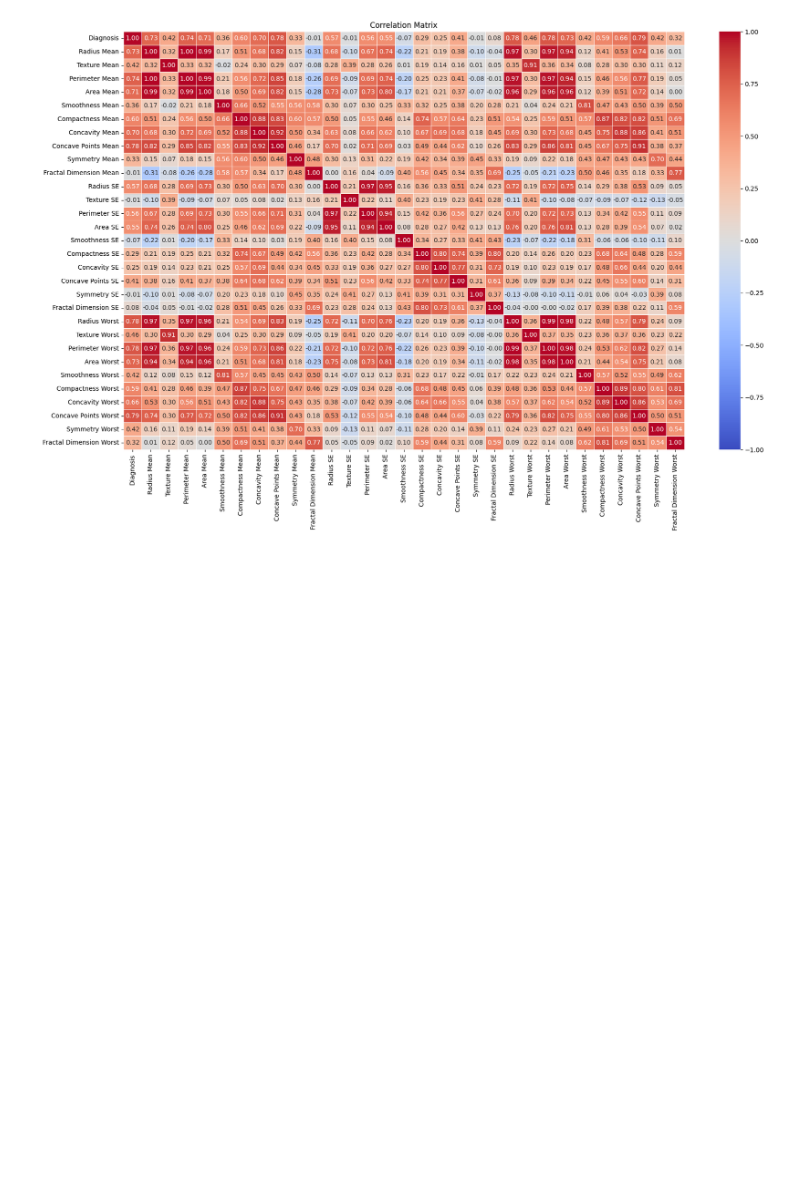
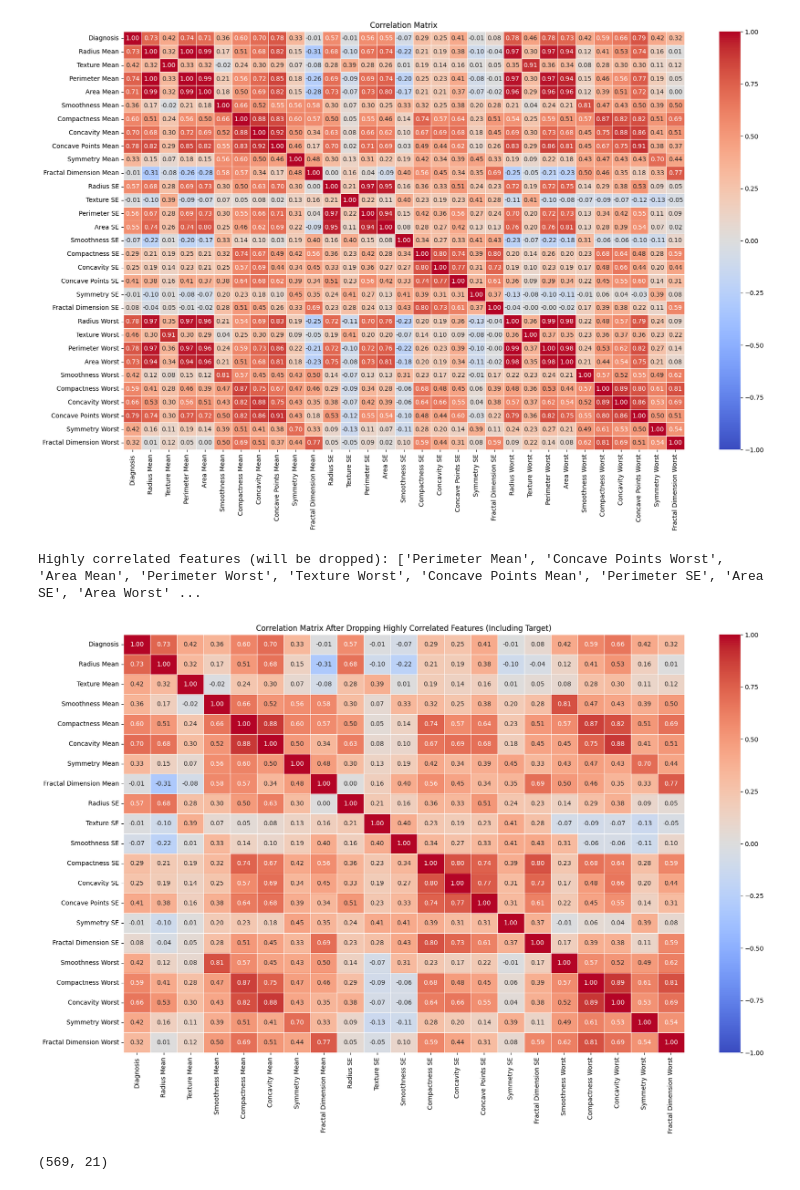
Before and after one commit to harsha5428/datascience_project, a Jupyter notebook: final_project.ipynb, the cells around one changed output. Saved outputs shown, nothing was run; the diff lists cells and outputs as text; code cells hidden in the pictures; blank space fills up the shorter version.

```diff
--- a/final_project.ipynb
+++ b/final_project.ipynb
@@ -153,3 +153,50 @@ plt.title("Correlation Matrix")
 plt.show()
 # %% [output]
 [figure]
+# %%
+# 1. Identify Highly Correlated Features
+# Set correlation threshold
+correlation_threshold = 0.9
+
+# Create the correlation matrix (excluding target variable)
+correlation_matrix = data_bre.drop(columns=['Diagnosis']).corr()
+
+# Mask the upper triangle of the correlation matrix to avoid redundancy
+mask = np.triu(np.ones_like(correlation_matrix, dtype=bool))
+
+# Get the indices of features with high correlation (above the threshold)
+highly_correlated_features = []
+for i in range(len(correlation_matrix.columns)):
+    for j in range(i):
+        if abs(correlation_matrix.iloc[i, j]) > correlation_threshold:
+            colname = correlation_matrix.columns[i]
+            highly_correlated_features.append(colname)
+
+# Remove duplicate entries if any
+highly_correlated_features = list(set(highly_correlated_features))
+
+# Print the features that will be dropped
+print("Highly correlated features (will be dropped):", highly_correlated_features)
+
+# 2. Remove the highly correlated features from the dataset (exclude target variable)
+data_bre_clean = data_bre.drop(columns=highly_correlated_features)
+
+# 3. Re-add the target variable back to the cleaned dataset
+data_bre_clean['Diagnosis'] = data_bre['Diagnosis']
+# %% [output]
+Highly correlated features (will be dropped): ['Perimeter Mean', 'Concave Points Worst', 'Area Mean', 'Perimeter Worst', 'Texture Worst', 'Concave Points Mean', 'Perimeter SE', 'Area SE', 'Area Worst' ...
+# %%
+# 4. Create the correlation matrix for the cleaned dataset (including target variable)
+correlation_matrix_cleaned = data_bre_clean.corr()
+
+# Visualize the correlation matrix after removing highly correlated features
+plt.figure(figsize=(20, 12))
+sns.heatmap(correlation_matrix_cleaned, annot=True, cmap='coolwarm', fmt='.2f', linewidths=0.5, vmin=-1, vmax=1)
+plt.title("Correlation Matrix After Dropping Highly Correlated Features (Including Target)")
+plt.show()
+# %% [output]
+[figure, added]
+# %%
+data_bre_clean.shape
+# %% [output]
+(569, 21)
```
Also changed, not shown: parts of 38 cells of this notebook.
